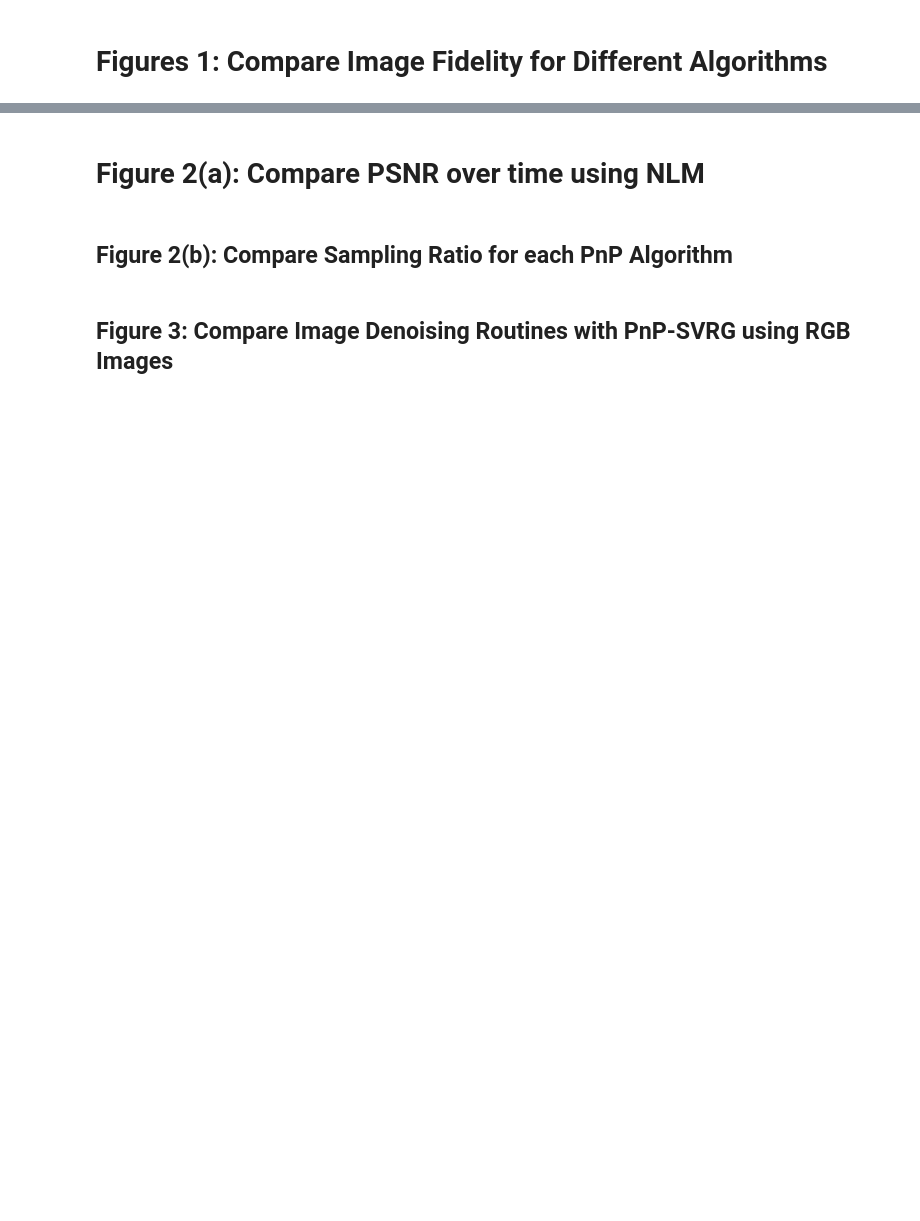
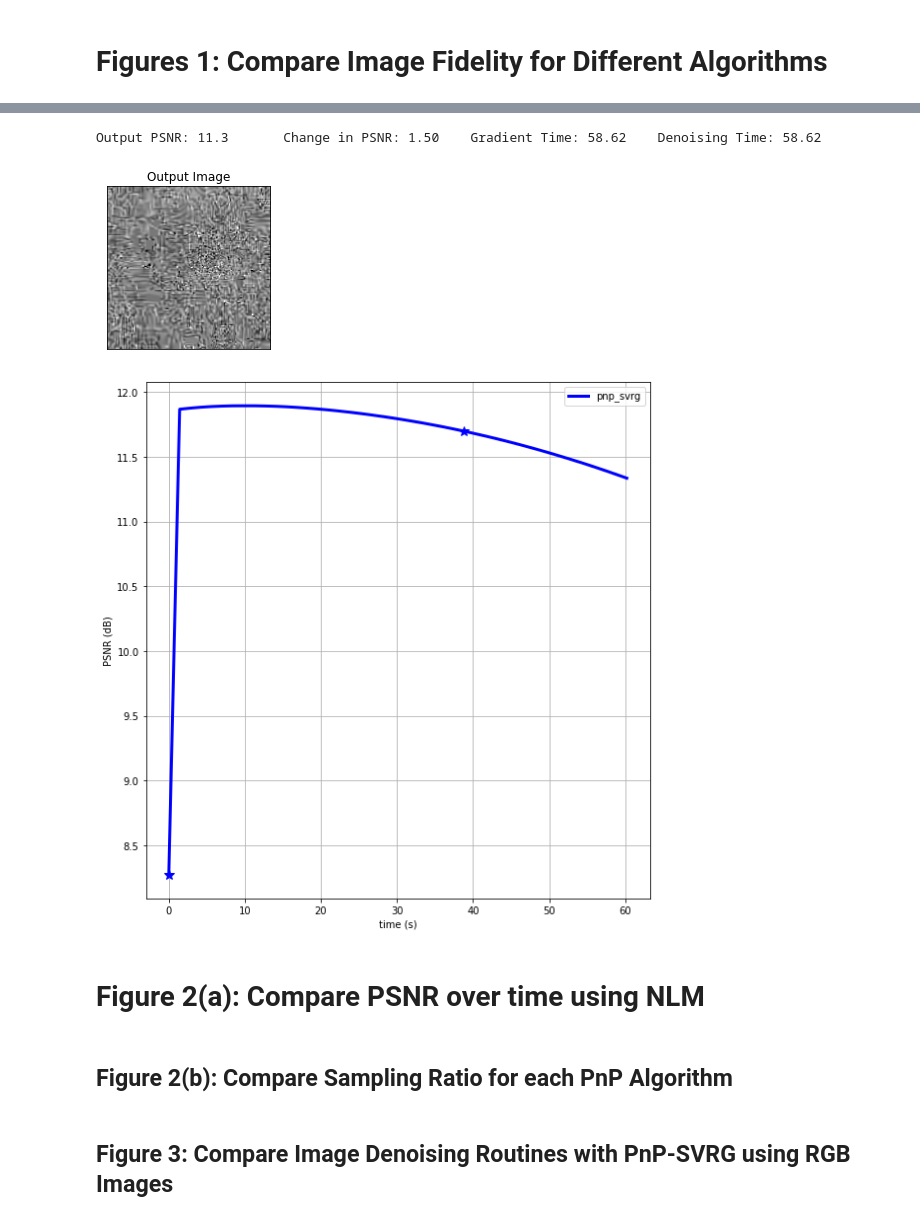
Before and after one commit to vmonardo/pnp-svrg, a Jupyter notebook: create_paper_figures_deblur.ipynb, the cells around one changed output, grey strips where cells are left out. Saved outputs shown, nothing was run; the diff lists cells and outputs as text; code cells hidden in the pictures; blank space fills up the shorter version.

```diff
--- a/create_paper_figures_deblur.ipynb
+++ b/create_paper_figures_deblur.ipynb
@@ -415,0 +43,3 @@ with open('fig1.pkl', 'wb') as f:
+# %%
+denoiser = BM3DDenoiser()
+results_svrg = pnp_svrg(main_problem, denoiser=denoiser, eta=10e11, tt=60, T2=10, mini_batch_size=100, verbose=True)
@@ -415,0 +64,3 @@ with open('fig1.pkl', 'wb') as f:
+# %%
+master_psnr_fig = display_results(main_problem, results_svrg, save_results=True)
+# %% [output]
@@ -416,3 +69,6 @@ with open('fig1.pkl', 'wb') as f:
+Output PSNR: 11.3       Change in PSNR: 1.50    Gradient Time: 58.62    Denoising Time: 58.62
+[figure, added]
+[figure, added]
 # %% [markdown]
 # Figure 2(a): Compare PSNR over time using NLM
 # %%
```
Also changed, not shown: parts of 24 cells of this notebook, 4 other files.
